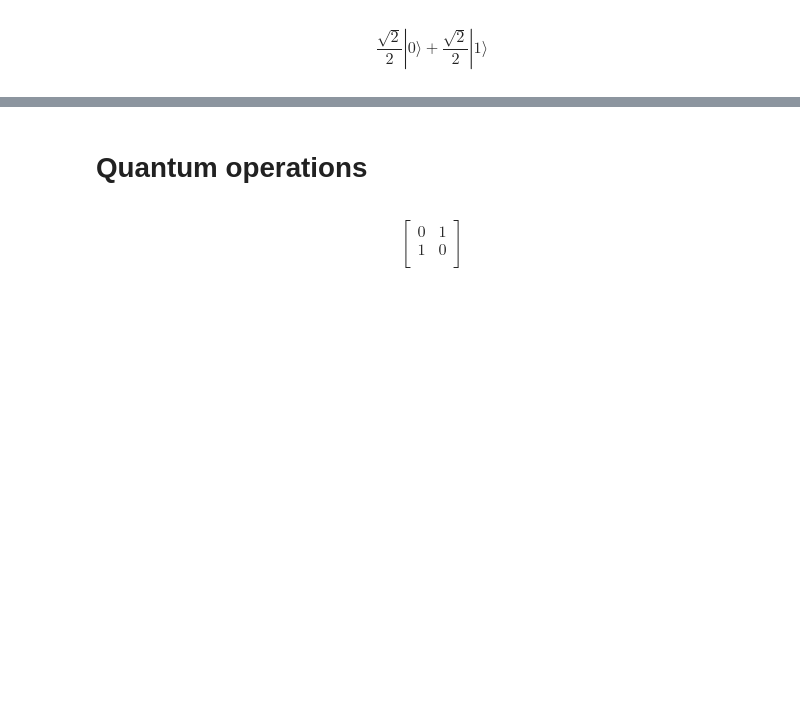
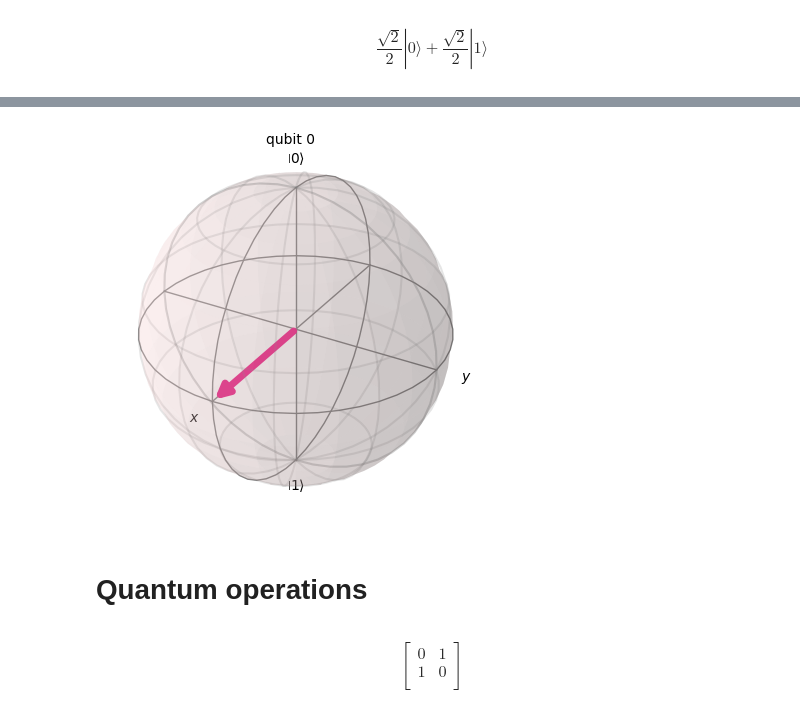
Before and after one commit to DuarteMagano/Hello-Quantum-World, a Jupyter notebook: tutorial_master.ipynb, the cells around one changed output, grey strips where cells are left out. Cells and saved outputs as stored; diff of their text form; code cells hidden in the pictures; blank space fills up the shorter version.

```diff
--- a/tutorial_master.ipynb
+++ b/tutorial_master.ipynb
@@ -75,3 +56,7 @@ plot_histogram(statistics)
+# %%
+plot_bloch_multivector(u)
+# %% [output]
+[figure, added]
 # %% [markdown]
 # Quantum operations
 # %%
```
Also changed, not shown: parts of 40 cells of this notebook.
